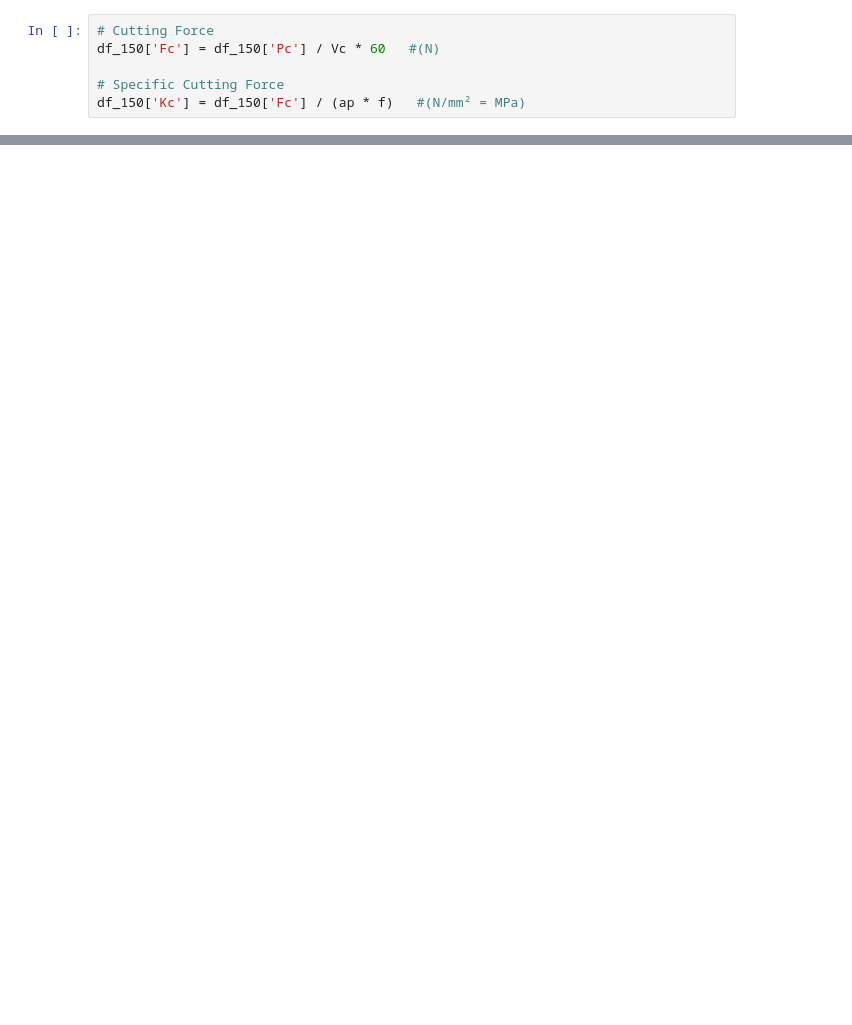
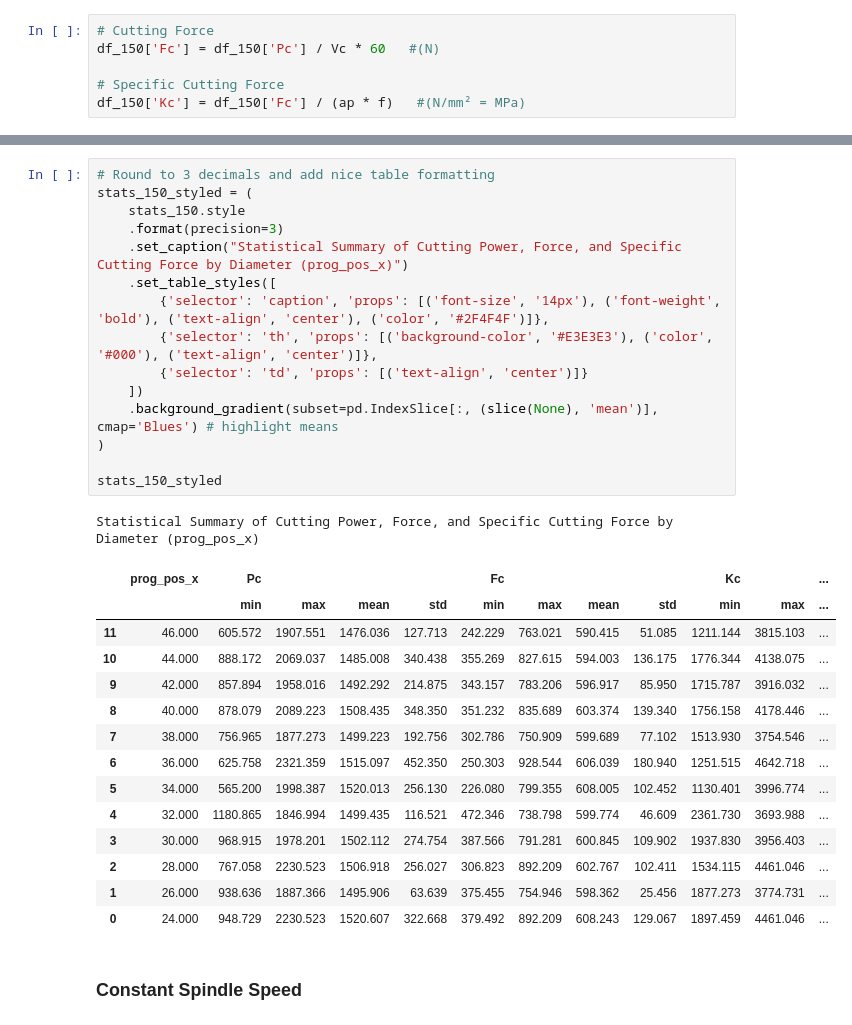
Before and after one commit to PaoloRos/MASSMa, a Jupyter notebook: turning_datas/chapter_2025-main/1st_assignment.ipynb, the cells around one changed output, grey strips where cells are left out. Drawn from its saved outputs; the diff is of its cells as text; blank space fills up the shorter version.

```diff
--- a/turning_datas/chapter_2025-main/1st_assignment.ipynb
+++ b/turning_datas/chapter_2025-main/1st_assignment.ipynb
@@ -324,0 +334,33 @@ plt.show()
+# %%
+# Round to 3 decimals and add nice table formatting
+stats_150_styled = (
+    stats_150.style
+    .format(precision=3)
+    .set_caption("Statistical Summary of Cutting Power, Force, and Specific Cutting Force by Diameter (prog_pos_x)")
+    .set_table_styles([
+        {'selector': 'caption', 'props': [('font-size', '14px'), ('font-weight', 'bold'), ('text-align', 'center'), ('color', '#2F4F4F')]},
+        {'selector': 'th', 'props': [('background-color', '#E3E3E3'), ('color', '#000'), ('text-align', 'center')]},
+        {'selector': 'td', 'props': [('text-align', 'center')]}
+    ])
+    .background_gradient(subset=pd.IndexSlice[:, (slice(None), 'mean')], cmap='Blues') # highlight means
+)
+
+stats_150_styled
+# %% [output]
+Statistical Summary of Cutting Power, Force, and Specific Cutting Force by Diameter (prog_pos_x)
+|  | prog_pos_x | Pc |  |  |  | Fc |  |  |  | Kc |  | ... |
+|  |  | min | max | mean | std | min | max | mean | std | min | max | ... |
+| 11 | 46.000 | 605.572 | 1907.551 | 1476.036 | 127.713 | 242.229 | 763.021 | 590.415 | 51.085 | 1211.144 | 3815.103 | ... |
+| 10 | 44.000 | 888.172 | 2069.037 | 1485.008 | 340.438 | 355.269 | 827.615 | 594.003 | 136.175 | 1776.344 | 4138.075 | ... |
+| 9 | 42.000 | 857.894 | 1958.016 | 1492.292 | 214.875 | 343.157 | 783.206 | 596.917 | 85.950 | 1715.787 | 3916.032 | ... |
+| 8 | 40.000 | 878.079 | 2089.223 | 1508.435 | 348.350 | 351.232 | 835.689 | 603.374 | 139.340 | 1756.158 | 4178.446 | ... |
+| 7 | 38.000 | 756.965 | 1877.273 | 1499.223 | 192.756 | 302.786 | 750.909 | 599.689 | 77.102 | 1513.930 | 3754.546 | ... |
+| 6 | 36.000 | 625.758 | 2321.359 | 1515.097 | 452.350 | 250.303 | 928.544 | 606.039 | 180.940 | 1251.515 | 4642.718 | ... |
+| 5 | 34.000 | 565.200 | 1998.387 | 1520.013 | 256.130 | 226.080 | 799.355 | 608.005 | 102.452 | 1130.401 | 3996.774 | ... |
+| 4 | 32.000 | 1180.865 | 1846.994 | 1499.435 | 116.521 | 472.346 | 738.798 | 599.774 | 46.609 | 2361.730 | 3693.988 | ... |
+| 3 | 30.000 | 968.915 | 1978.201 | 1502.112 | 274.754 | 387.566 | 791.281 | 600.845 | 109.902 | 1937.830 | 3956.403 | ... |
+| 2 | 28.000 | 767.058 | 2230.523 | 1506.918 | 256.027 | 306.823 | 892.209 | 602.767 | 102.411 | 1534.115 | 4461.046 | ... |
+| 1 | 26.000 | 938.636 | 1887.366 | 1495.906 | 63.639 | 375.455 | 754.946 | 598.362 | 25.456 | 1877.273 | 3774.731 | ... |
+| 0 | 24.000 | 948.729 | 2230.523 | 1520.607 | 322.668 | 379.492 | 892.209 | 608.243 | 129.067 | 1897.459 | 4461.046 | ... |
+# %% [markdown]
+### Constant Spindle Speed
```
Also changed, not shown: parts of 3 cells of this notebook.
